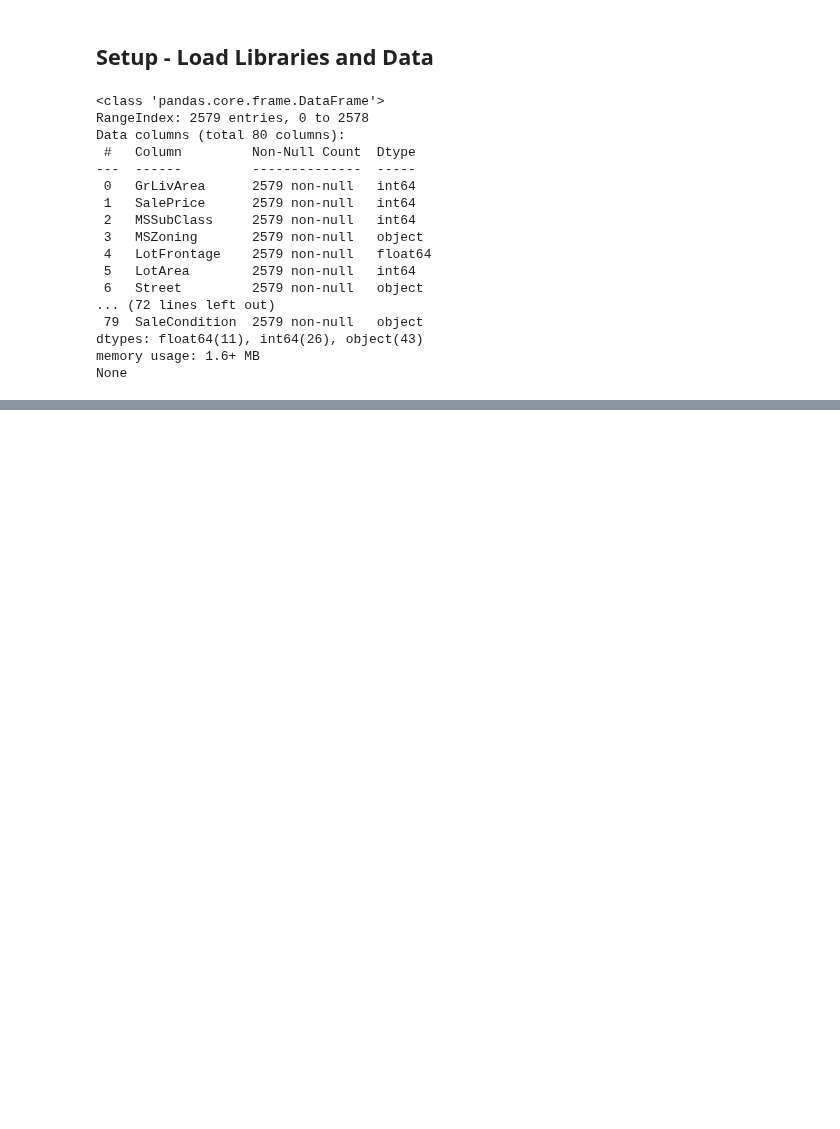
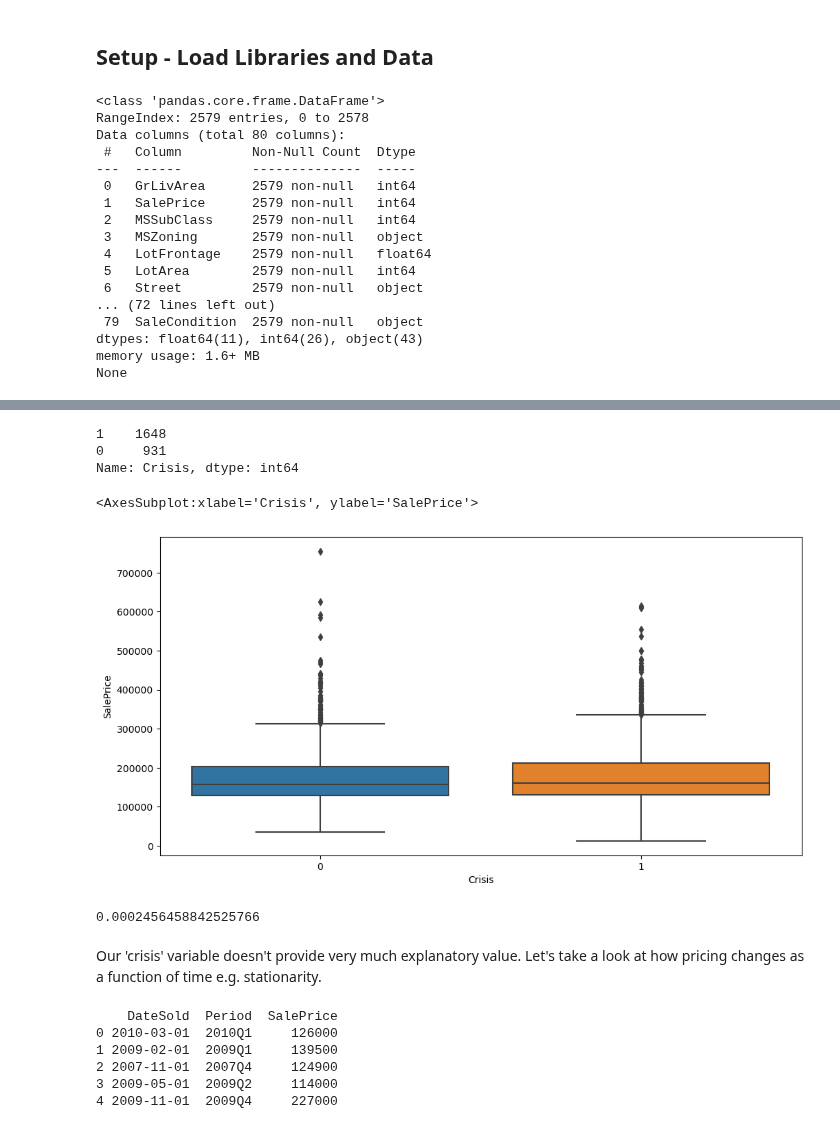
Before and after one commit to bassoonelephant/ames, a Jupyter notebook: 2-ames-features-preprocess.ipynb, the cells around one changed output, grey strips where cells are left out. Saved outputs shown, nothing was run; the diff lists cells and outputs as text; code cells hidden in the pictures; blank space fills up the shorter version.

```diff
--- a/2-ames-features-preprocess.ipynb
+++ b/2-ames-features-preprocess.ipynb
@@ -37,0 +45,3 @@ None
+# %%
+# Create new dataframe to add engineered features
+ames_eng1 = ames_clean.copy()
@@ -37,0 +50,7 @@ None
+# %%
+# Create a new feature representing YearsSinceBuilt and add to dataframe
+YearsSinceBuilt = max(ames_eng1['YearBuilt']) - ames_eng1['YearBuilt']
+ames_eng1['YearsSinceBuilt'] = YearsSinceBuilt
+
+# Drop 'YearBuilt' column
+ames_eng1 = ames_eng1.drop('YearBuilt', axis=1)
@@ -37,0 +59,7 @@ None
+# %%
+# Create a new feature representing YearsSinceRemod and add to dataframe
+YearsSinceRemod = max(ames_eng1['YearRemodAdd']) - ames_eng1['YearRemodAdd']
+ames_eng1['YearsSinceRemod'] = YearsSinceRemod
+
+# Drop 'YearRemodAdd' column
+ames_eng1 = ames_eng1.drop('YearRemodAdd', axis=1)
@@ -37,0 +76,54 @@ None
+# %%
+# Combine YrSold and MoSold into a new series
+series_date_sold = pd.to_datetime(ames_eng1.YrSold.astype(str) + '-' + ames_eng1.MoSold.astype(str))
+
+# Set the cutoff date
+crisis_date = pd.to_datetime('2007-07')
+
+# Create the 'Crisis' feature
+after_crisis = (series_date_sold > crisis_date).astype(int)
+ames_eng1['Crisis'] = after_crisis
+# %%
+# Check the 'Crisis' feature
+print(ames_eng1['Crisis'].value_counts())
+# %% [output]
+1    1648
+0     931
+Name: Crisis, dtype: int64
+# %%
+# Boxplot of SalePrice vs. crisis
+plt.figure(figsize=(12, 6))
+sns.boxplot(x='Crisis', y='SalePrice', data=ames_eng1)
+# %% [output]
+<AxesSubplot:xlabel='Crisis', ylabel='SalePrice'>
+[figure, added]
+# %%
+# Fit the model
+lr.fit(ames_eng1[['Crisis']], ames_eng1['SalePrice'])
+
+# Print the R^2 score
+lr.score(ames_eng1[['Crisis']], ames_eng1['SalePrice'])
+# %% [output]
+0.0002456458842525766
+# %% [markdown]
+Our 'crisis' variable doesn't provide very much explanatory value.  Let's take a look at how pricing changes as a function of time e.g. stationarity.
+# %%
+# Combine MoSold and YrSold into a single 'Date' column
+macro = pd.DataFrame()
+macro['DateSold'] = pd.to_datetime(ames_eng1['YrSold'].astype(str) + '-' + ames_eng1['MoSold'].astype(str) + '-01')
+
+# Create a quarterly 'Period' column reflecting the date
+macro['Period'] = pd.PeriodIndex(macro.DateSold, freq='Q')
+
+# Concatenate macro and target
+macro = pd.concat([macro, ames_eng1['SalePrice']], axis=1)
+
+# Check the output
+print(macro.head())
+# %% [output]
+    DateSold  Period  SalePrice
+0 2010-03-01  2010Q1     126000
+1 2009-02-01  2009Q1     139500
+2 2007-11-01  2007Q4     124900
+3 2009-05-01  2009Q2     114000
+4 2009-11-01  2009Q4     227000
```
Also changed, not shown: parts of 19 cells of this notebook.
